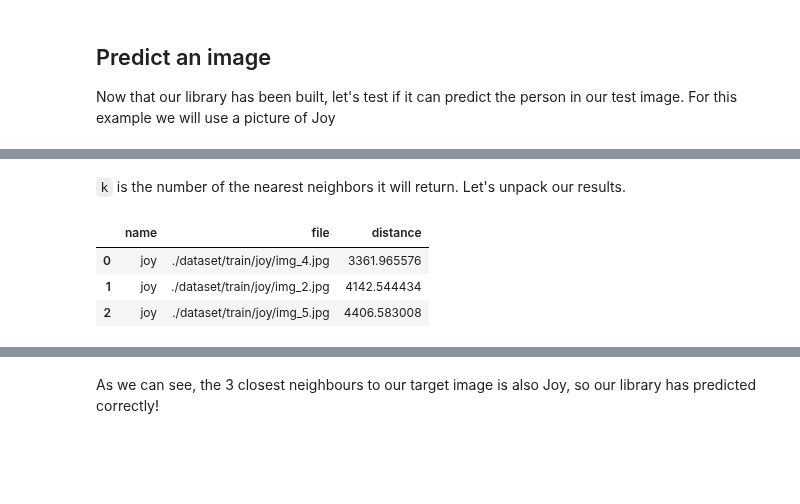
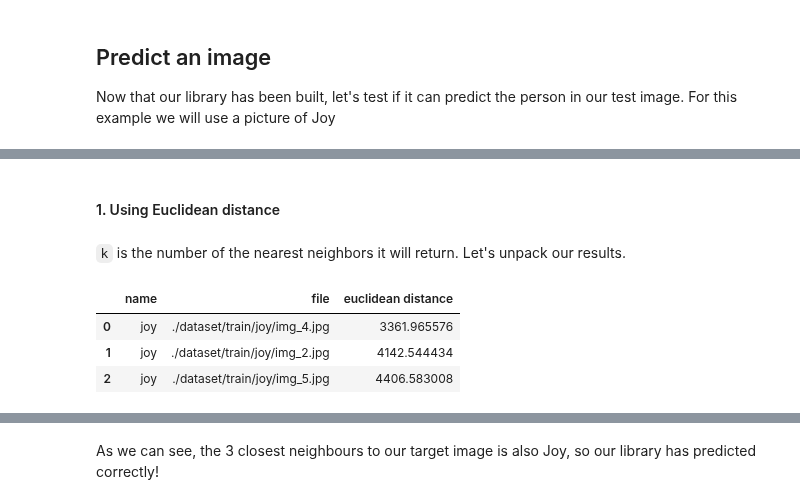
Before and after one commit to noomnooms/face_recognition, a Jupyter notebook: 3. large scale face recognition.ipynb, the cells around one changed output, grey strips where cells are left out. Saved outputs shown, nothing was run; the diff lists cells and outputs as text; code cells hidden in the pictures; blank space fills up the shorter version.

```diff
--- a/3. large scale face recognition.ipynb
+++ b/3. large scale face recognition.ipynb
@@ -71,12 +69,12 @@ Reference:
 index_time_params = {'M': 15, 'indexThreadQty': 4, 'efConstruction': 100, 'post' : 0}
 
 # Initialize
-index = nmslib.init(
+index_l2 = nmslib.init(
     method = 'hnsw', # hierarchical navigable small world graph
     space = 'l2', # euclidean
     data_type = nmslib.DataType.DENSE_VECTOR
 )
 
 # build the index
-index.addDataPointBatch(embeddings)
-index.createIndex(index_time_params)
+index_l2.addDataPointBatch(embeddings)
+index_l2.createIndex(index_time_params)
@@ -100,16 +111,20 @@ plt.title("target image")
 Text(0.5, 1.0, 'target image')
 [figure]
+# %% [markdown]
+#### 1. Using Euclidean distance
 # %%
-# query the library
-neighbors, distances = index.knnQueryBatch(target_representation, k=3, num_threads=4)[0]
+# Query the library
+neighbors, distances = index_l2.knnQueryBatch(target_representation, k=3, num_threads=4)[0]
 # %% [markdown]
 `k` is the number of the nearest neighbors it will return. Let's unpack our results.
 # %%
-results = [[id_list['name'][neighbors[i]], id_list['file'][neighbors[i]], distances[i]] for i in range(len(neighbors))]
-results = pd.DataFrame(results, columns = ['name', 'file', 'distance'])
+results = [[
+    id_list['name'][neighbors[i]], id_list['file'][neighbors[i]], distances[i],
+] for i in range(len(neighbors))]
+results = pd.DataFrame(results, columns = ['name', 'file', 'euclidean distance'])
 results
 # %% [output]
-|  | name | file | distance |
+|  | name | file | euclidean distance |
 | 0 | joy | ./dataset/train/joy/img_4.jpg | 3361.965576 |
 | 1 | joy | ./dataset/train/joy/img_2.jpg | 4142.544434 |
 | 2 | joy | ./dataset/train/joy/img_5.jpg | 4406.583008 |
```
Also changed, not shown: parts of 19 cells of this notebook, 3 other files.
